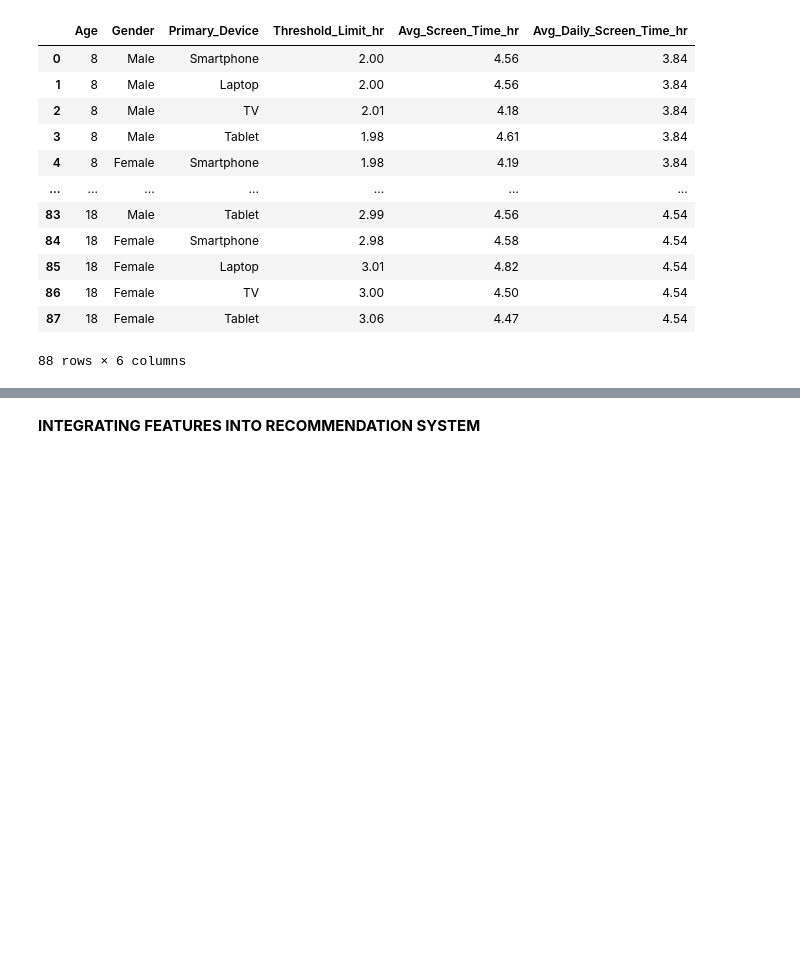
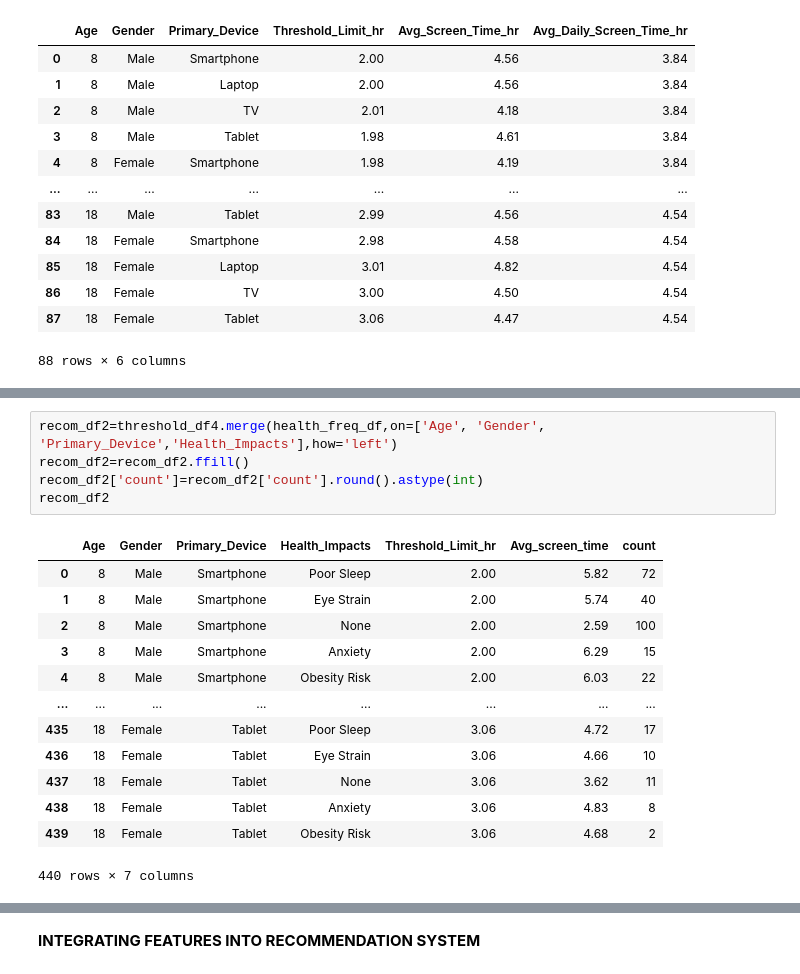
Before and after one commit to springboardmentor987p/ScreenSense, a Jupyter notebook: Infosys_Kidsdataset.ipynb, the cells around one changed output, grey strips where cells are left out. Cells and saved outputs as stored; diff of their text form; blank space fills up the shorter version.

```diff
--- a/Infosys_Kidsdataset.ipynb
+++ b/Infosys_Kidsdataset.ipynb
@@ -1078,0 +1099,19 @@ recom_df.merge(avg_age_df,on='Age',how='left')
+# %%
+recom_df2=threshold_df4.merge(health_freq_df,on=['Age', 'Gender', 'Primary_Device','Health_Impacts'],how='left')
+recom_df2=recom_df2.ffill()
+recom_df2['count']=recom_df2['count'].round().astype(int)
+recom_df2
+# %% [output]
+|  | Age | Gender | Primary_Device | Health_Impacts | Threshold_Limit_hr | Avg_screen_time | count |
+| 0 | 8 | Male | Smartphone | Poor Sleep | 2.00 | 5.82 | 72 |
+| 1 | 8 | Male | Smartphone | Eye Strain | 2.00 | 5.74 | 40 |
+| 2 | 8 | Male | Smartphone | None | 2.00 | 2.59 | 100 |
+| 3 | 8 | Male | Smartphone | Anxiety | 2.00 | 6.29 | 15 |
+| 4 | 8 | Male | Smartphone | Obesity Risk | 2.00 | 6.03 | 22 |
+| ... | ... | ... | ... | ... | ... | ... | ... |
+| 435 | 18 | Female | Tablet | Poor Sleep | 3.06 | 4.72 | 17 |
+| 436 | 18 | Female | Tablet | Eye Strain | 3.06 | 4.66 | 10 |
+| 437 | 18 | Female | Tablet | None | 3.06 | 3.62 | 11 |
+| 438 | 18 | Female | Tablet | Anxiety | 3.06 | 4.83 | 8 |
+| 439 | 18 | Female | Tablet | Obesity Risk | 3.06 | 4.68 | 2 |
+440 rows × 7 columns
```
Also changed, not shown: parts of 19 cells of this notebook.
